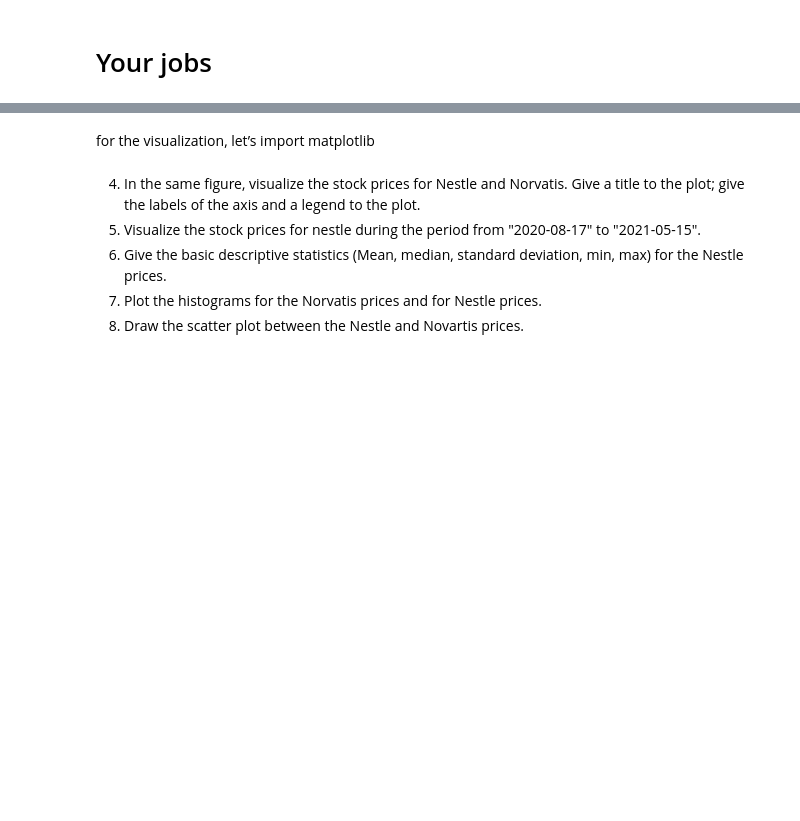
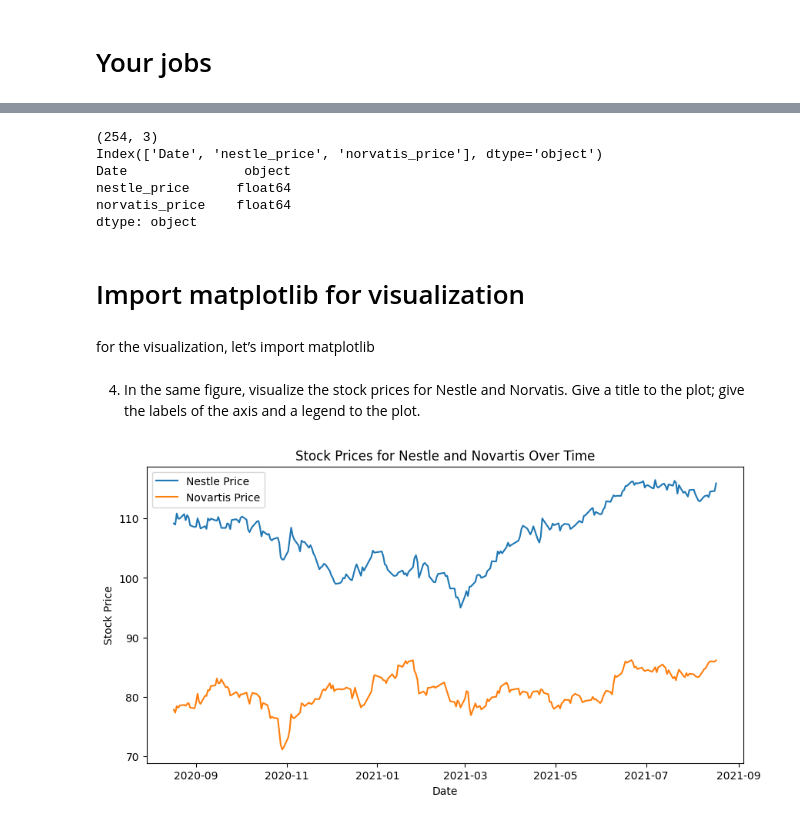
Before and after one commit to fuzoh/2025_AnSeqDa, a Jupyter notebook: Labo1_Questions-2025.ipynb, the cells around one changed output, grey strips where cells are left out. Drawn from its saved outputs; the diff is of its cells as text; code cells hidden in the pictures; blank space fills up the shorter version.

```diff
--- a/Labo1_Questions-2025.ipynb
+++ b/Labo1_Questions-2025.ipynb
@@ -24,0 +24,16 @@ import pandas as pd
+# %%
+data = pd.read_csv("stock_data.csv")
+print(data.shape)
+print(data.columns)
+print(data.dtypes)
+
+# Convert "Date" column to datetime and set as index
+data['Date'] = pd.to_datetime(data['Date'])
+data.set_index('Date', inplace=True)
+# %% [output]
+(254, 3)
+Index(['Date', 'nestle_price', 'norvatis_price'], dtype='object')
+Date               object
+nestle_price      float64
+norvatis_price    float64
+dtype: object
@@ -25,10 +43,19 @@ import pandas as pd
+# %% [markdown]
+# Import matplotlib for visualization
 # %% [markdown]
 for the visualization, let’s import matplotlib
 # %%
 import matplotlib.pyplot as plt
 # %% [markdown]
 4. In the same figure, visualize the stock prices for Nestle and Norvatis. Give a title to the plot; give the labels of the axis and a legend to the plot.
-5. Visualize the stock prices for nestle during the period from "2020-08-17" to "2021-05-15".
-6. Give the basic descriptive statistics (Mean, median, standard deviation, min, max) for the Nestle prices.
-7. Plot the histograms for the Norvatis prices and for Nestle prices.
-8. Draw the scatter plot between the Nestle and Novartis prices.
+# %%
+plt.figure(figsize=(10, 5))
+plt.plot(data.index, data['nestle_price'], label='Nestle Price')
+plt.plot(data.index, data['norvatis_price'], label='Novartis Price')
+plt.title('Stock Prices for Nestle and Novartis Over Time')
+plt.xlabel('Date')
+plt.ylabel('Stock Price')
+plt.legend()
+plt.show()
+# %% [output]
+[figure, added]
```
Also changed, not shown: parts of 10 cells of this notebook, 2 other files.
